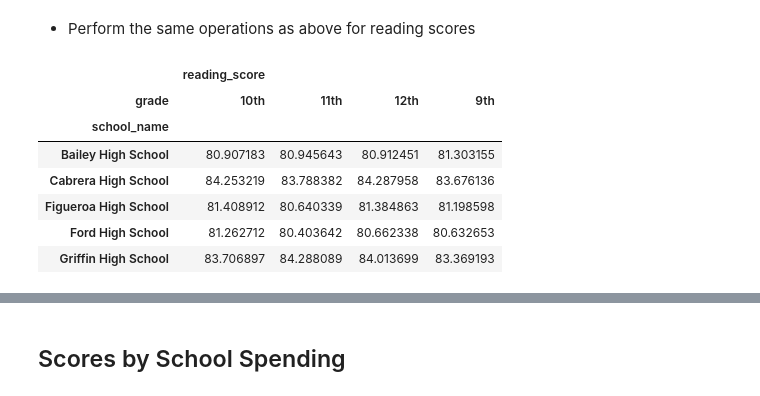
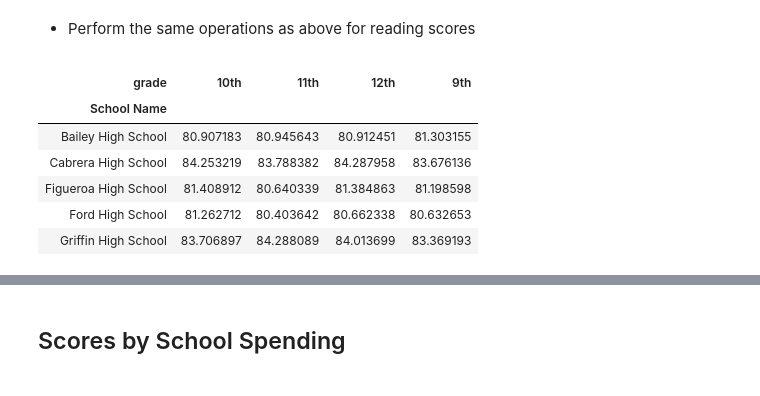
Before and after one commit to jtpeters963/panda-challenge, a Jupyter notebook: PyCitySchools/PyCitySchools_starter.ipynb, the cells around one changed output, grey strips where cells are left out. Drawn from its saved outputs; the diff is of its cells as text; code cells hidden in the pictures.

```diff
--- a/PyCitySchools/PyCitySchools_starter.ipynb
+++ b/PyCitySchools/PyCitySchools_starter.ipynb
@@ -187,10 +175,10 @@ bottom_performing.head(15)
 # # # perpsmth = 100*psmth/tbg
 # # # perpsmth.head(30)
 # b.head(50)
-avg_bygrade = sd.groupby(['school_name','grade']).mean()
+sd=sd.rename(columns={'school_name':'School Name'})
+avg_bygrade = sd.groupby(['School Name','grade']).mean()
 del avg_bygrade['School ID']
 del avg_bygrade['Student ID']
 del avg_bygrade['size']
 del avg_bygrade['budget']
-avg_math = avg_bygrade.copy()
-del avg_math['reading_score']
+avg_bygrade.head()
@@ -241,13 +240,13 @@ a.head(30)
 # %%
 avg_read = avg_bygrade.copy()
 del avg_read['math_score']
-avg_read.head(10)
+avg_read=avg_read.rename(columns={'reading_score':''})
 b=avg_read.unstack('grade')
 b.head()
 # %% [output]
-|  | reading_score |  |  |  |
+|  |  |  |  |  |
 | grade | 10th | 11th | 12th | 9th |
-| school_name |  |  |  |  |
+| School Name |  |  |  |  |
 | Bailey High School | 80.907183 | 80.945643 | 80.912451 | 81.303155 |
 | Cabrera High School | 84.253219 | 83.788382 | 84.287958 | 83.676136 |
 | Figueroa High School | 81.408912 | 80.640339 | 81.384863 | 81.198598 |
```
Also changed, not shown: parts of 13 cells of this notebook.
